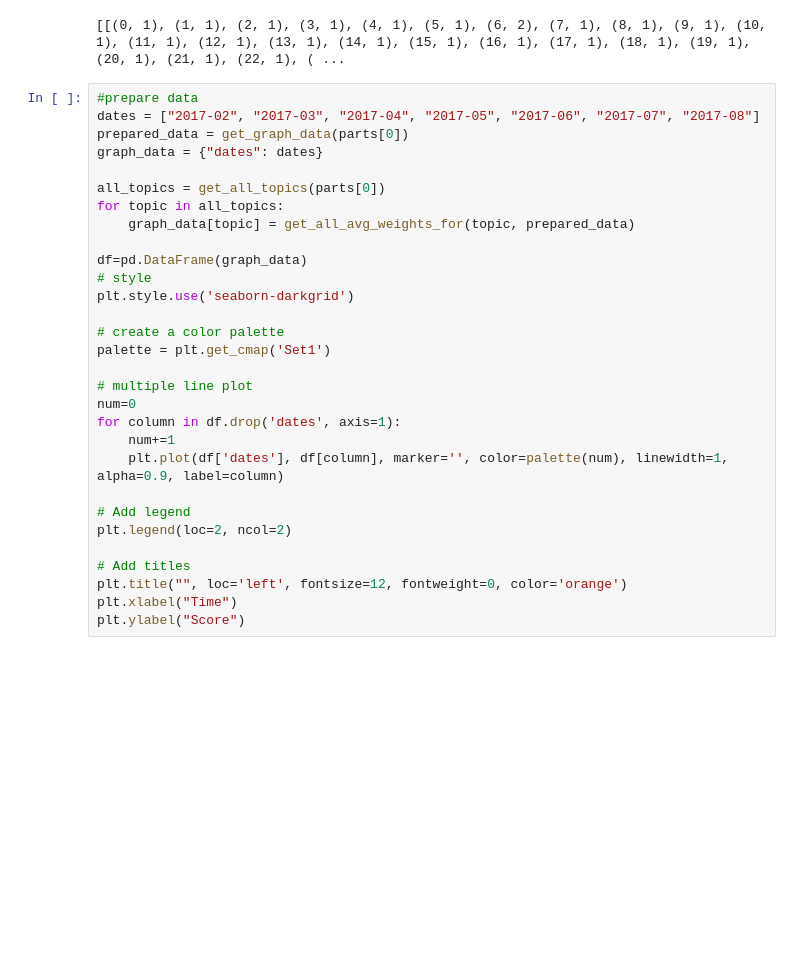
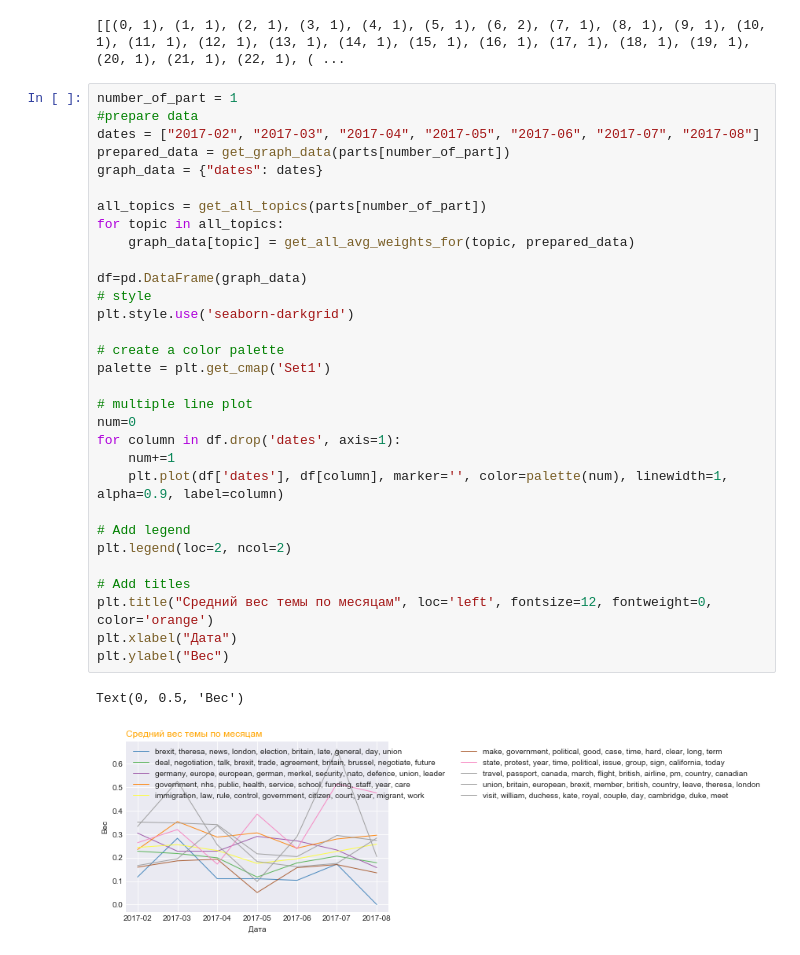
Before and after one commit to BulatIsmagilov/lda2vec, a Jupyter notebook: analyze_model.ipynb, the cells around one changed output. Saved outputs shown, nothing was run; the diff lists cells and outputs as text; blank space fills up the shorter version.

```diff
--- a/analyze_model.ipynb
+++ b/analyze_model.ipynb
@@ -177,32 +177,36 @@ model = gensim.models.wrappers.ldamallet.malletmodel2ldamodel(ldamallet)
 # %% [output]
 [[(0, 1), (1, 1), (2, 1), (3, 1), (4, 1), (5, 1), (6, 2), (7, 1), (8, 1), (9, 1), (10, 1), (11, 1), (12, 1), (13, 1), (14, 1), (15, 1), (16, 1), (17, 1), (18, 1), (19, 1), (20, 1), (21, 1), (22, 1), ( ...
 # %%
+number_of_part = 1
 #prepare data
 dates = ["2017-02", "2017-03", "2017-04", "2017-05", "2017-06", "2017-07", "2017-08"]
-prepared_data = get_graph_data(parts[0])
+prepared_data = get_graph_data(parts[number_of_part])
 graph_data = {"dates": dates}
 
-all_topics = get_all_topics(parts[0])
+all_topics = get_all_topics(parts[number_of_part])
 for topic in all_topics:
     graph_data[topic] = get_all_avg_weights_for(topic, prepared_data)
 
 df=pd.DataFrame(graph_data)
 # style
 plt.style.use('seaborn-darkgrid')
 
 # create a color palette
 palette = plt.get_cmap('Set1')
 
 # multiple line plot
 num=0
 for column in df.drop('dates', axis=1):
     num+=1
     plt.plot(df['dates'], df[column], marker='', color=palette(num), linewidth=1, alpha=0.9, label=column)
 
 # Add legend
 plt.legend(loc=2, ncol=2)
 
 # Add titles
-plt.title("", loc='left', fontsize=12, fontweight=0, color='orange')
-plt.xlabel("Time")
-plt.ylabel("Score")
+plt.title("Средний вес темы по месяцам", loc='left', fontsize=12, fontweight=0, color='orange')
+plt.xlabel("Дата")
+plt.ylabel("Вес")
+# %% [output]
+Text(0, 0.5, 'Вес')
+[figure, added]
```
Also changed, not shown: parts of 2 cells of this notebook, 1 other file.
